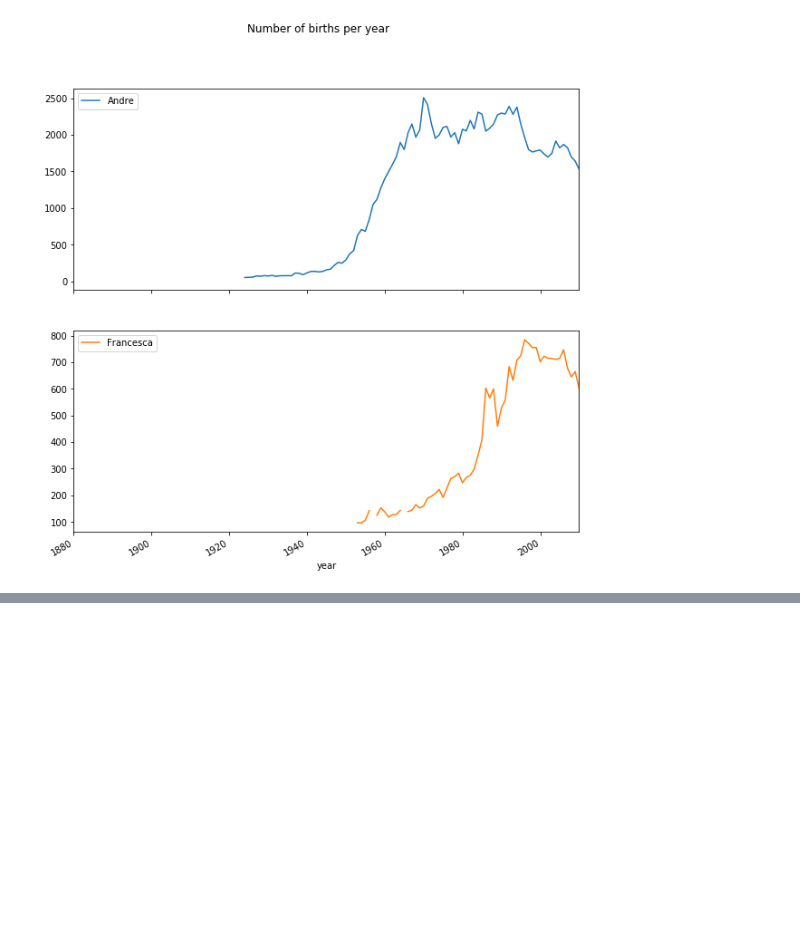
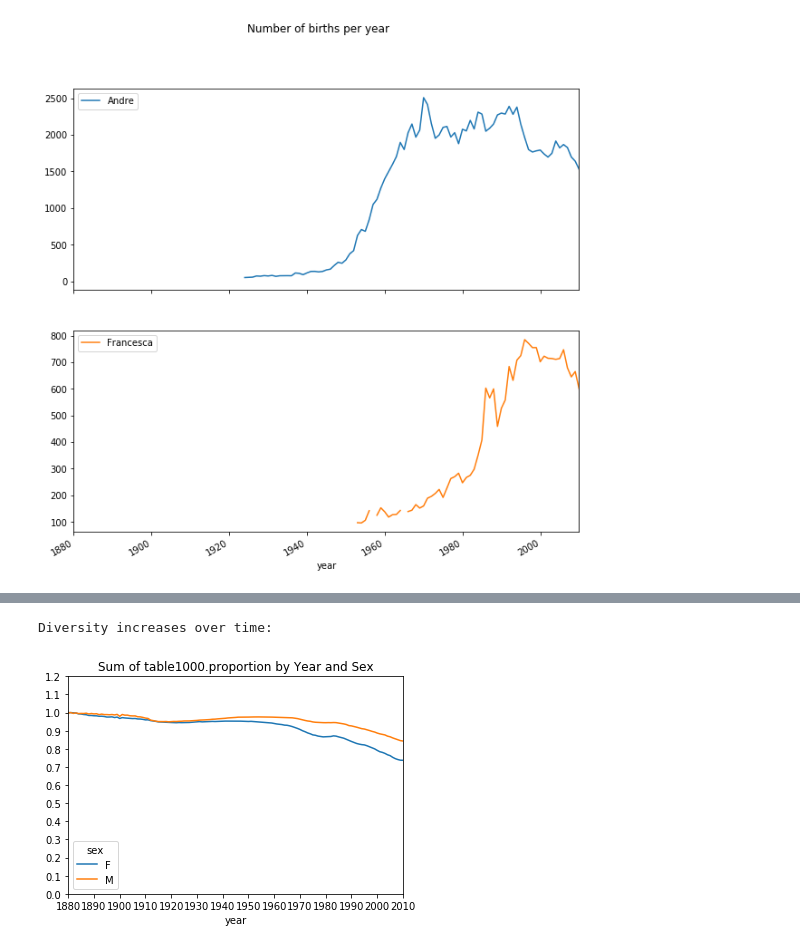
Before and after one commit to salmonofdoubt/MOOC, a Jupyter notebook: DA_OREILLY/CH02_INTRO_EXAMPLES/3_first_names.ipynb, the cells around one changed output, grey strips where cells are left out. Cells and saved outputs as stored; diff of their text form; code cells hidden in the pictures; blank space fills up the shorter version.

```diff
--- a/DA_OREILLY/CH02_INTRO_EXAMPLES/3_first_names.ipynb
+++ b/DA_OREILLY/CH02_INTRO_EXAMPLES/3_first_names.ipynb
@@ -180,0 +188,4 @@ array([<matplotlib.axes._subplots.AxesSubplot object at 0x...>,
+# %%
+# Let's create a pivot table with the following groups (columns)
+table = top1000.pivot_table('proportion', index='year', columns='sex', aggfunc=sum)
+table.head()
@@ -180,0 +200,9 @@ array([<matplotlib.axes._subplots.AxesSubplot object at 0x...>,
+# %%
+# Basic plot
+# table.plot(title='Sum of table1000.proportion by Year and Sex')
+table.plot(title='Sum of table1000.proportion by Year and Sex', yticks=np.linspace(0,1.2,13), xticks=range(1880,2020, 10))
+
+print('Diversity increases over time: \n')
+# %% [output]
+Diversity increases over time:
+[figure, added]
```
Also changed, not shown: parts of 19 cells of this notebook, 1 other file.
